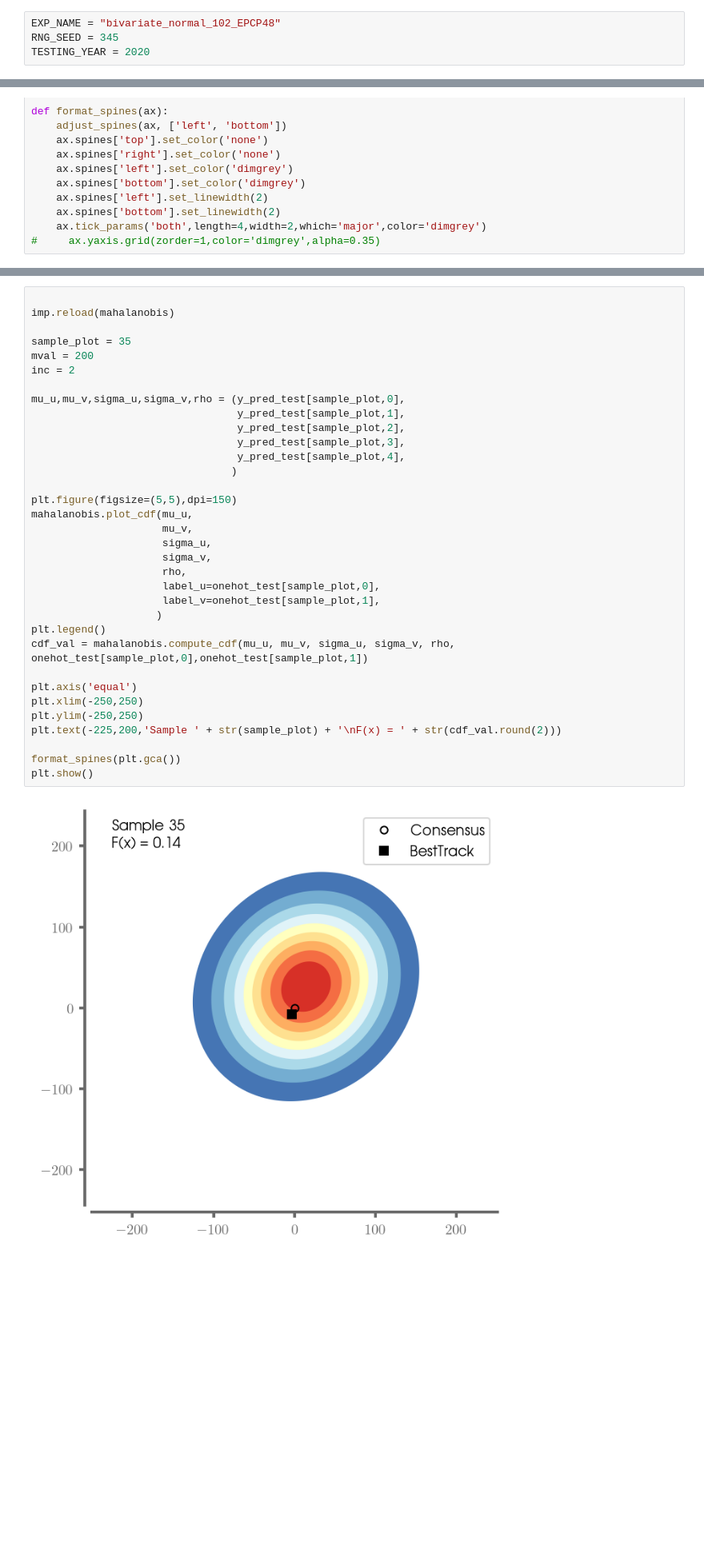
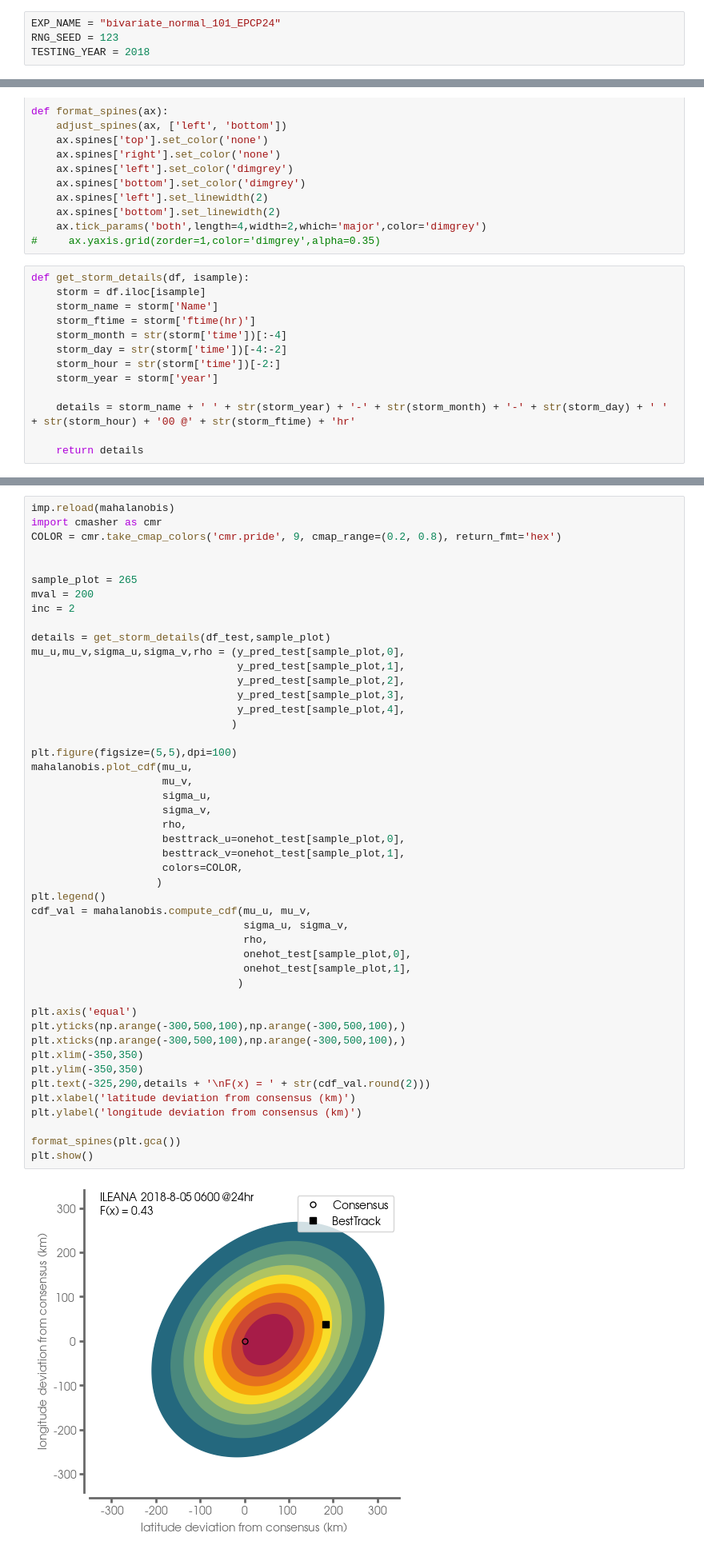
Before and after one commit to mafern/tcane_track, a Jupyter notebook: bivariate_normal/_plot_model_predictions.ipynb, the cells around one changed output, grey strips where cells are left out. Shown at 80% size. Saved outputs shown, nothing was run; the diff lists cells and outputs as text; blank space fills up the shorter version.

Commit message:
added color option to function call

```diff
--- a/bivariate_normal/_plot_model_predictions.ipynb
+++ b/bivariate_normal/_plot_model_predictions.ipynb
@@ -47,9 +47,9 @@ mpl.rcParams["figure.facecolor"] = "white"
 # mpl.rcParams['savefig.dpi'] = 300
 np.warnings.filterwarnings("ignore", category=np.VisibleDeprecationWarning)
 # %%
-EXP_NAME = "bivariate_normal_102_EPCP48"
-RNG_SEED = 345
-TESTING_YEAR = 2020
+EXP_NAME = "bivariate_normal_101_EPCP24"
+RNG_SEED = 123
+TESTING_YEAR = 2018
 # %%
 # GET PREDICTIONS
 settings = experiment_settings.get_settings(EXP_NAME)
@@ -170,3 +170,16 @@ def format_spines(ax):
     ax.spines['bottom'].set_linewidth(2)
     ax.tick_params('both',length=4,width=2,which='major',color='dimgrey')
 #     ax.yaxis.grid(zorder=1,color='dimgrey',alpha=0.35)
+# %%
+def get_storm_details(df, isample):
+    storm = df.iloc[isample]
+    storm_name = storm['Name']
+    storm_ftime = storm['ftime(hr)']
+    storm_month = str(storm['time'])[:-4]
+    storm_day = str(storm['time'])[-4:-2]
+    storm_hour = str(storm['time'])[-2:]
+    storm_year = storm['year']
+
+    details = storm_name + ' ' + str(storm_year) + '-' + str(storm_month) + '-' + str(storm_day) + ' ' + str(storm_hour) + '00 @' + str(storm_ftime) + 'hr'
+
+    return details
@@ -173,39 +198,52 @@ def format_spines(ax):
 # %%
+imp.reload(mahalanobis)
+import cmasher as cmr
+COLOR = cmr.take_cmap_colors('cmr.pride', 9, cmap_range=(0.2, 0.8), return_fmt='hex')
 
-imp.reload(mahalanobis)
 
-sample_plot = 35
+sample_plot = 265
 mval = 200
 inc = 2
 
+details = get_storm_details(df_test,sample_plot)
 mu_u,mu_v,sigma_u,sigma_v,rho = (y_pred_test[sample_plot,0],
                                  y_pred_test[sample_plot,1],
                                  y_pred_test[sample_plot,2],
                                  y_pred_test[sample_plot,3],
                                  y_pred_test[sample_plot,4],
                                 )
 
-plt.figure(figsize=(5,5),dpi=150)
+plt.figure(figsize=(5,5),dpi=100)
 mahalanobis.plot_cdf(mu_u,
                      mu_v,
                      sigma_u,
                      sigma_v,
                      rho,
-                     label_u=onehot_test[sample_plot,0],
-                     label_v=onehot_test[sample_plot,1],
+                     besttrack_u=onehot_test[sample_plot,0],
+                     besttrack_v=onehot_test[sample_plot,1],
+                     colors=COLOR,
                     )
 plt.legend()
-cdf_val = mahalanobis.compute_cdf(mu_u, mu_v, sigma_u, sigma_v, rho, onehot_test[sample_plot,0],onehot_test[sample_plot,1])
+cdf_val = mahalanobis.compute_cdf(mu_u, mu_v,
+                                  sigma_u, sigma_v,
+                                  rho,
+                                  onehot_test[sample_plot,0],
+                                  onehot_test[sample_plot,1],
+                                 )
 
 plt.axis('equal')
-plt.xlim(-250,250)
-plt.ylim(-250,250)
-plt.text(-225,200,'Sample ' + str(sample_plot) + '\nF(x) = ' + str(cdf_val.round(2)))
+plt.yticks(np.arange(-300,500,100),np.arange(-300,500,100),)
+plt.xticks(np.arange(-300,500,100),np.arange(-300,500,100),)
+plt.xlim(-350,350)
+plt.ylim(-350,350)
+plt.text(-325,290,details + '\nF(x) = ' + str(cdf_val.round(2)))
+plt.xlabel('latitude deviation from consensus (km)')
+plt.ylabel('longitude deviation from consensus (km)')
 
 format_spines(plt.gca())
 plt.show()
 # %% [output]
-[figure, old version]
+[figure, new version]
 # %%
 bins = np.linspace(0, 1, 11)
 bins_inc = bins[1]-bins[0]
```
Also changed, not shown: parts of 3 cells of this notebook, 1 other file.
